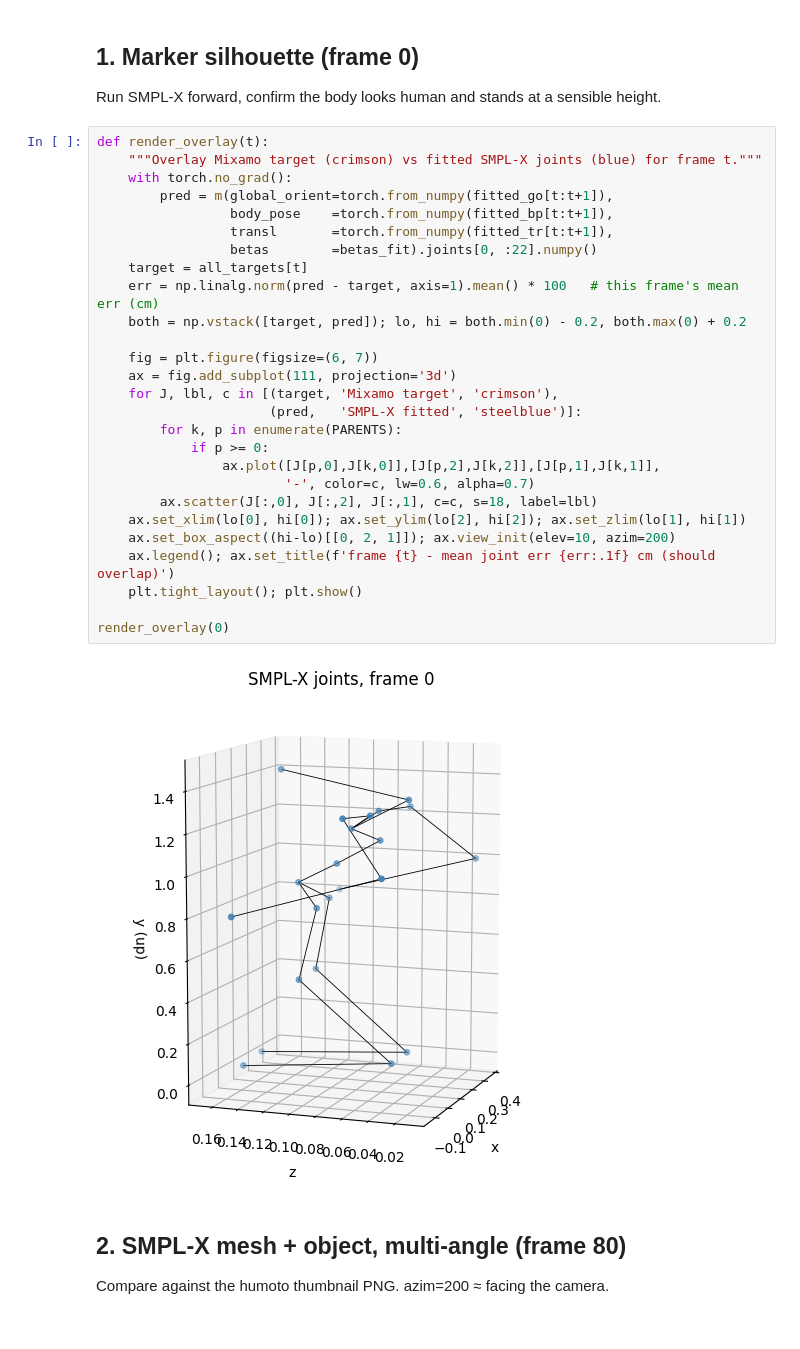
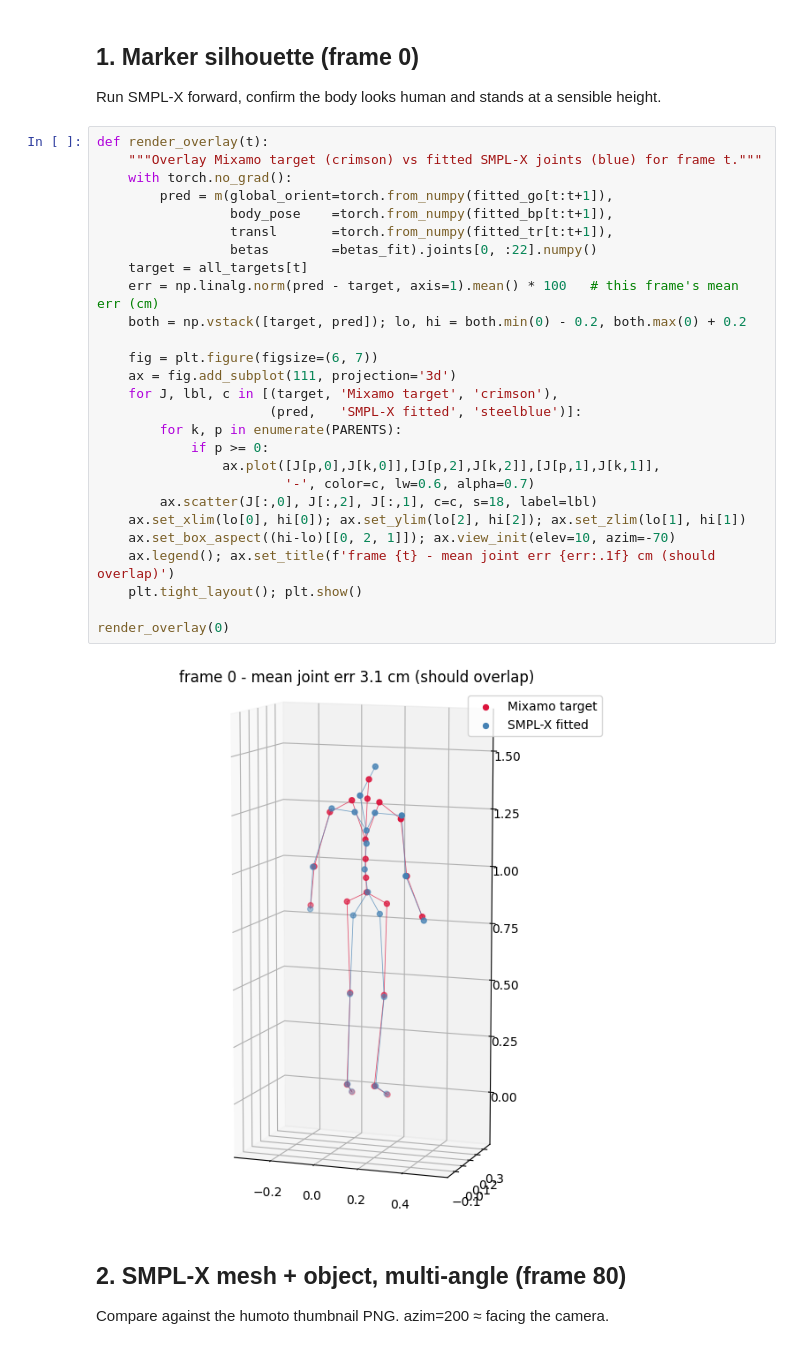
Before and after one commit to rew35860/InterAct, a Jupyter notebook: humoto_inspect.ipynb, the cells around one changed output. Saved outputs shown, nothing was run; the diff lists cells and outputs as text.

```diff
--- a/humoto_inspect.ipynb
+++ b/humoto_inspect.ipynb
@@ -101,32 +90,32 @@ Run SMPL-X forward, confirm the body looks human and stands at a sensible height
 # %%
 def render_overlay(t):
     """Overlay Mixamo target (crimson) vs fitted SMPL-X joints (blue) for frame t."""
     with torch.no_grad():
         pred = m(global_orient=torch.from_numpy(fitted_go[t:t+1]),
                  body_pose    =torch.from_numpy(fitted_bp[t:t+1]),
                  transl       =torch.from_numpy(fitted_tr[t:t+1]),
                  betas        =betas_fit).joints[0, :22].numpy()
     target = all_targets[t]
     err = np.linalg.norm(pred - target, axis=1).mean() * 100   # this frame's mean err (cm)
     both = np.vstack([target, pred]); lo, hi = both.min(0) - 0.2, both.max(0) + 0.2
 
     fig = plt.figure(figsize=(6, 7))
     ax = fig.add_subplot(111, projection='3d')
     for J, lbl, c in [(target, 'Mixamo target', 'crimson'),
                       (pred,   'SMPL-X fitted', 'steelblue')]:
         for k, p in enumerate(PARENTS):
             if p >= 0:
                 ax.plot([J[p,0],J[k,0]],[J[p,2],J[k,2]],[J[p,1],J[k,1]],
                         '-', color=c, lw=0.6, alpha=0.7)
         ax.scatter(J[:,0], J[:,2], J[:,1], c=c, s=18, label=lbl)
     ax.set_xlim(lo[0], hi[0]); ax.set_ylim(lo[2], hi[2]); ax.set_zlim(lo[1], hi[1])
-    ax.set_box_aspect((hi-lo)[[0, 2, 1]]); ax.view_init(elev=10, azim=200)
+    ax.set_box_aspect((hi-lo)[[0, 2, 1]]); ax.view_init(elev=10, azim=-70)
     ax.legend(); ax.set_title(f'frame {t} - mean joint err {err:.1f} cm (should overlap)')
     plt.tight_layout(); plt.show()
 
 render_overlay(0)
 # %% [output]
-[figure, old version]
+[figure, new version]
 # %% [markdown]
 ## 2. SMPL-X mesh + object, multi-angle (frame 80)
 Compare against the humoto thumbnail PNG. azim=200 ≈ facing the camera.
```
Also changed, not shown: parts of 6 cells of this notebook.
